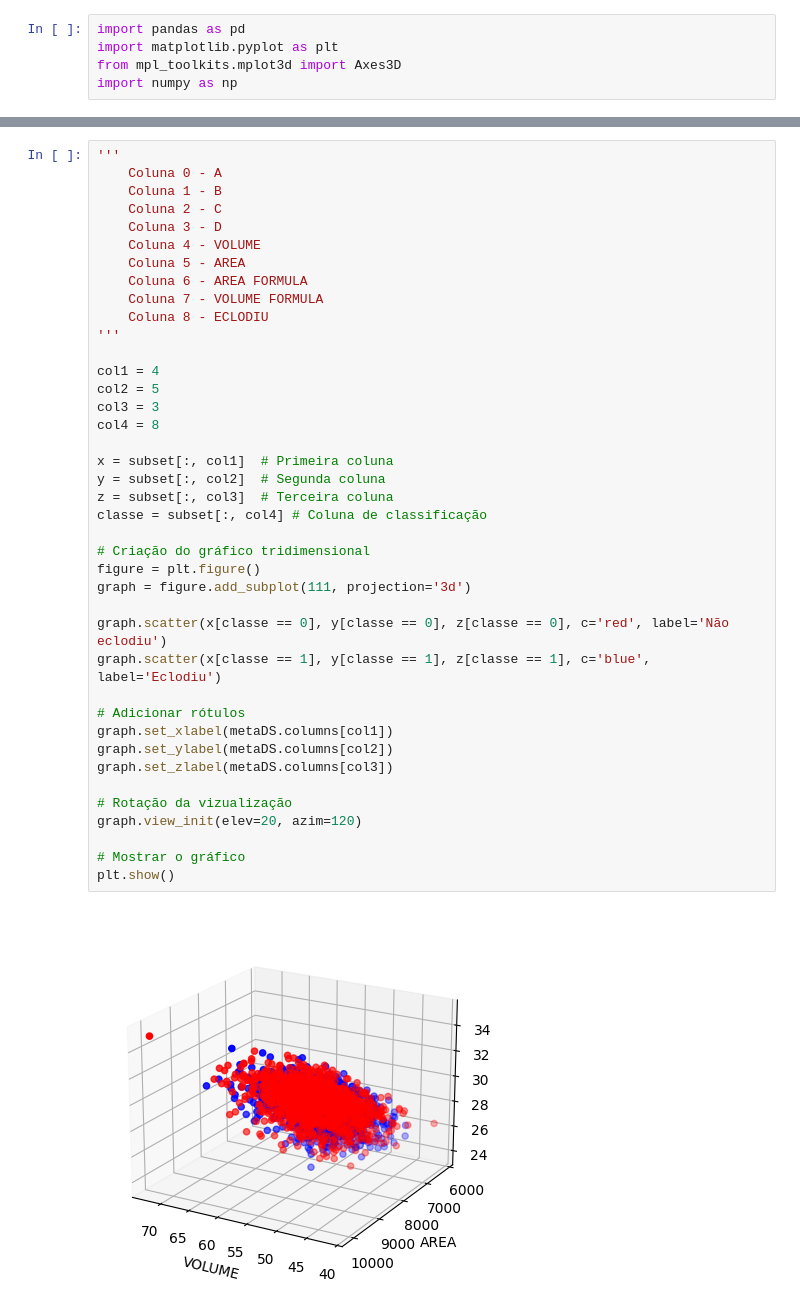
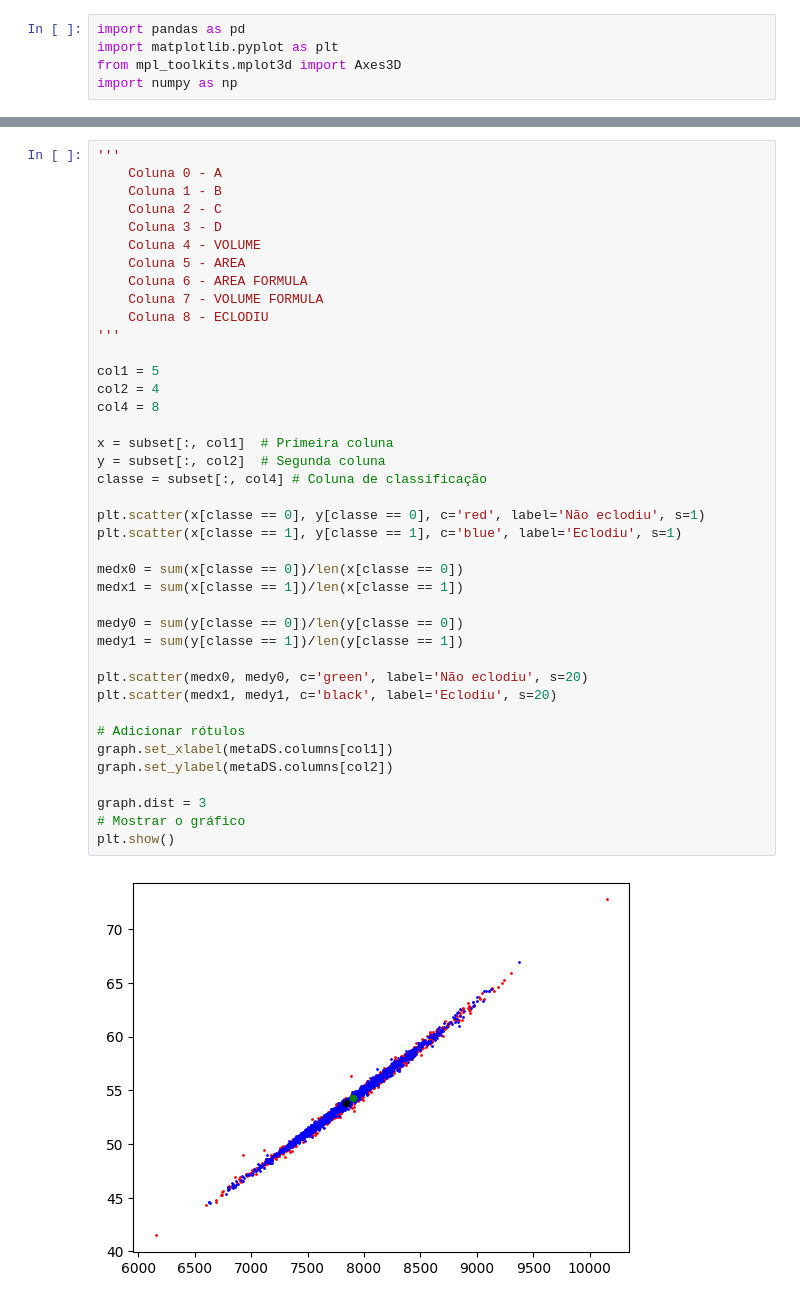
Before and after one commit to Marcio-Salmazo/PRJ_mestrado, a Jupyter notebook: Neural networks/Plot3DTest.ipynb, the cells around one changed output, grey strips where cells are left out. Saved outputs shown, nothing was run; the diff lists cells and outputs as text.

```diff
--- a/Neural networks/Plot3DTest.ipynb
+++ b/Neural networks/Plot3DTest.ipynb
@@ -59,42 +171,42 @@ print(len(subset))
 # %%
 '''
     Coluna 0 - A
     Coluna 1 - B
     Coluna 2 - C
     Coluna 3 - D
     Coluna 4 - VOLUME
     Coluna 5 - AREA
     Coluna 6 - AREA FORMULA
     Coluna 7 - VOLUME FORMULA
     Coluna 8 - ECLODIU
 '''
 
-col1 = 4
-col2 = 5
-col3 = 3
+col1 = 5
+col2 = 4
 col4 = 8
 
 x = subset[:, col1]  # Primeira coluna
 y = subset[:, col2]  # Segunda coluna
-z = subset[:, col3]  # Terceira coluna
 classe = subset[:, col4] # Coluna de classificação
 
-# Criação do gráfico tridimensional
-figure = plt.figure()
-graph = figure.add_subplot(111, projection='3d')
+plt.scatter(x[classe == 0], y[classe == 0], c='red', label='Não eclodiu', s=1)
+plt.scatter(x[classe == 1], y[classe == 1], c='blue', label='Eclodiu', s=1)
 
-graph.scatter(x[classe == 0], y[classe == 0], z[classe == 0], c='red', label='Não eclodiu')
-graph.scatter(x[classe == 1], y[classe == 1], z[classe == 1], c='blue', label='Eclodiu')
+medx0 = sum(x[classe == 0])/len(x[classe == 0])
+medx1 = sum(x[classe == 1])/len(x[classe == 1])
+
+medy0 = sum(y[classe == 0])/len(y[classe == 0])
+medy1 = sum(y[classe == 1])/len(y[classe == 1])
+
+plt.scatter(medx0, medy0, c='green', label='Não eclodiu', s=20)
+plt.scatter(medx1, medy1, c='black', label='Eclodiu', s=20)
 
 # Adicionar rótulos
 graph.set_xlabel(metaDS.columns[col1])
 graph.set_ylabel(metaDS.columns[col2])
-graph.set_zlabel(metaDS.columns[col3])
 
-# Rotação da vizualização
-graph.view_init(elev=20, azim=120)
-
+graph.dist = 3
 # Mostrar o gráfico
 plt.show()
 # %% [output]
-[figure, old version]
+[figure, new version]
```
Also changed, not shown: parts of 5 cells of this notebook, 28 other files.
